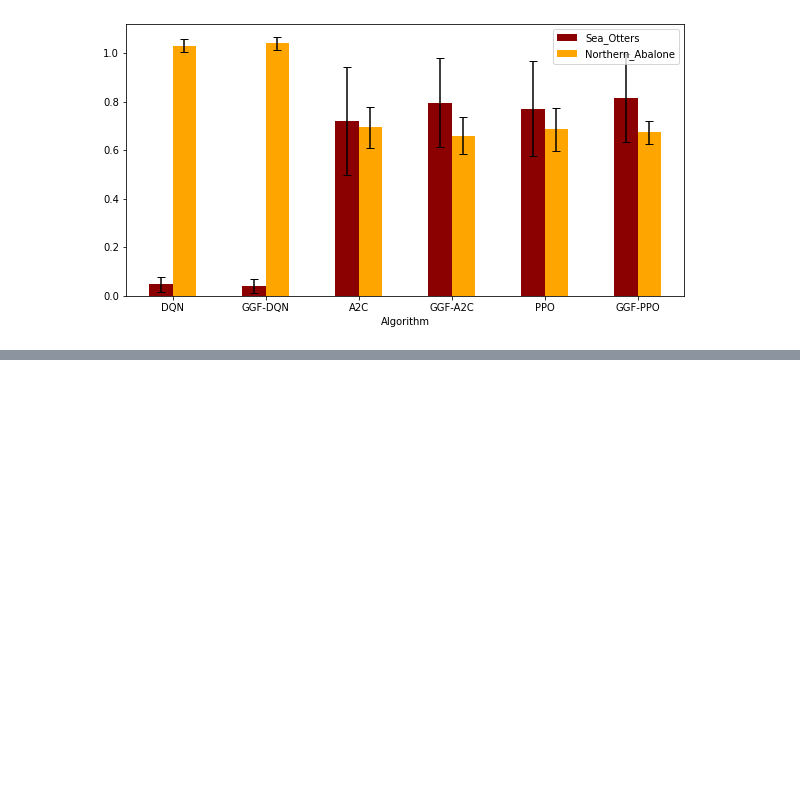
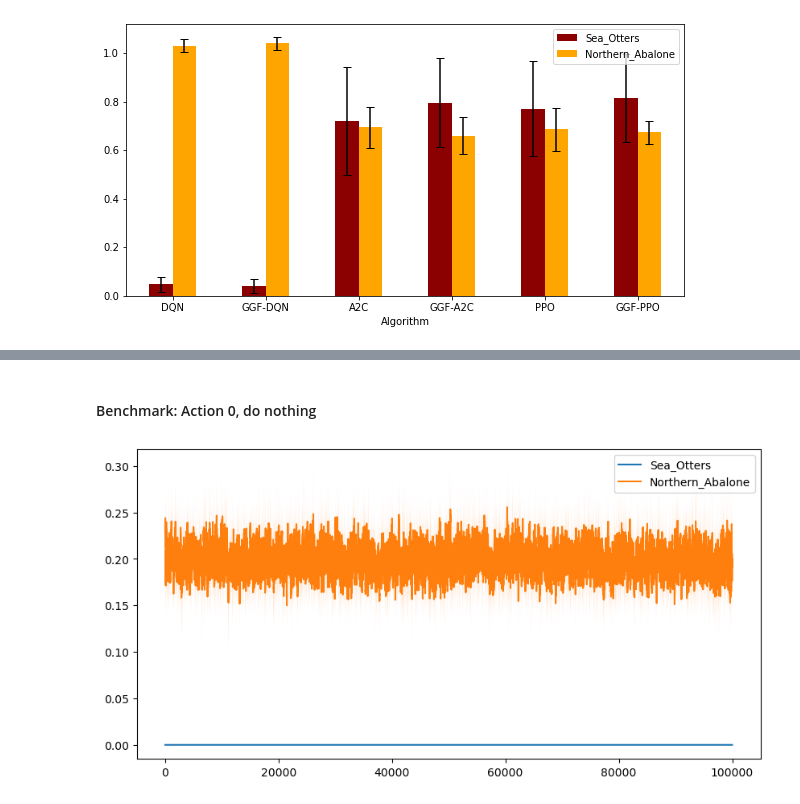
Before and after one commit to yan-dot-zhang/Fair-RL-project, a Jupyter notebook: AnalyzeResult.ipynb, the cells around one changed output, grey strips where cells are left out. Cells and saved outputs as stored; diff of their text form; code cells hidden in the pictures; blank space fills up the shorter version.

```diff
--- a/AnalyzeResult.ipynb
+++ b/AnalyzeResult.ipynb
@@ -112,0 +136,8 @@ plt.show()
+# %% [markdown]
+#### Benchmark: Action 0, do nothing
+# %%
+# test: always take one action
+# Action 0
+test_benchmark_policy('reward_action0_run')
+# %% [output]
+[figure, added]
```
Also changed, not shown: parts of 10 cells of this notebook, 3 other files.
